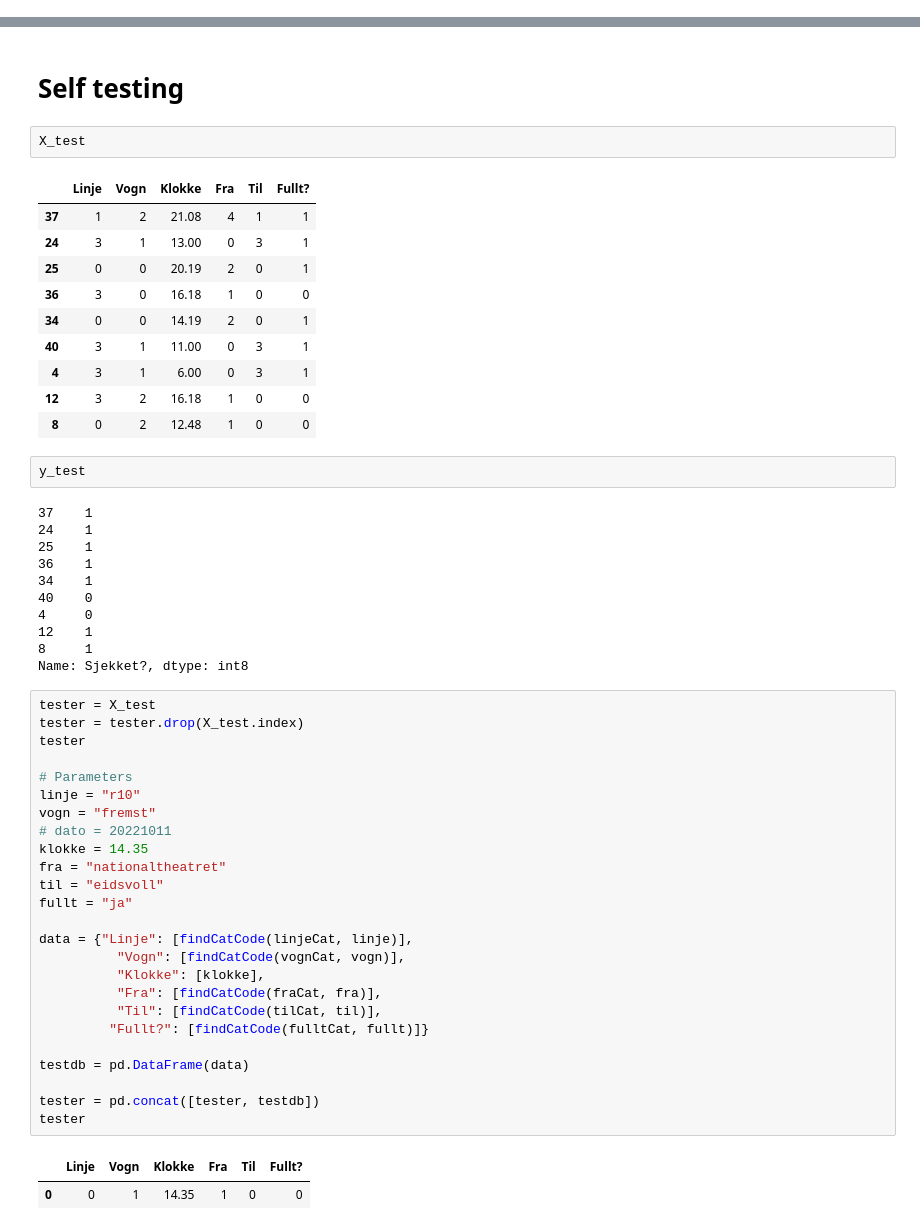
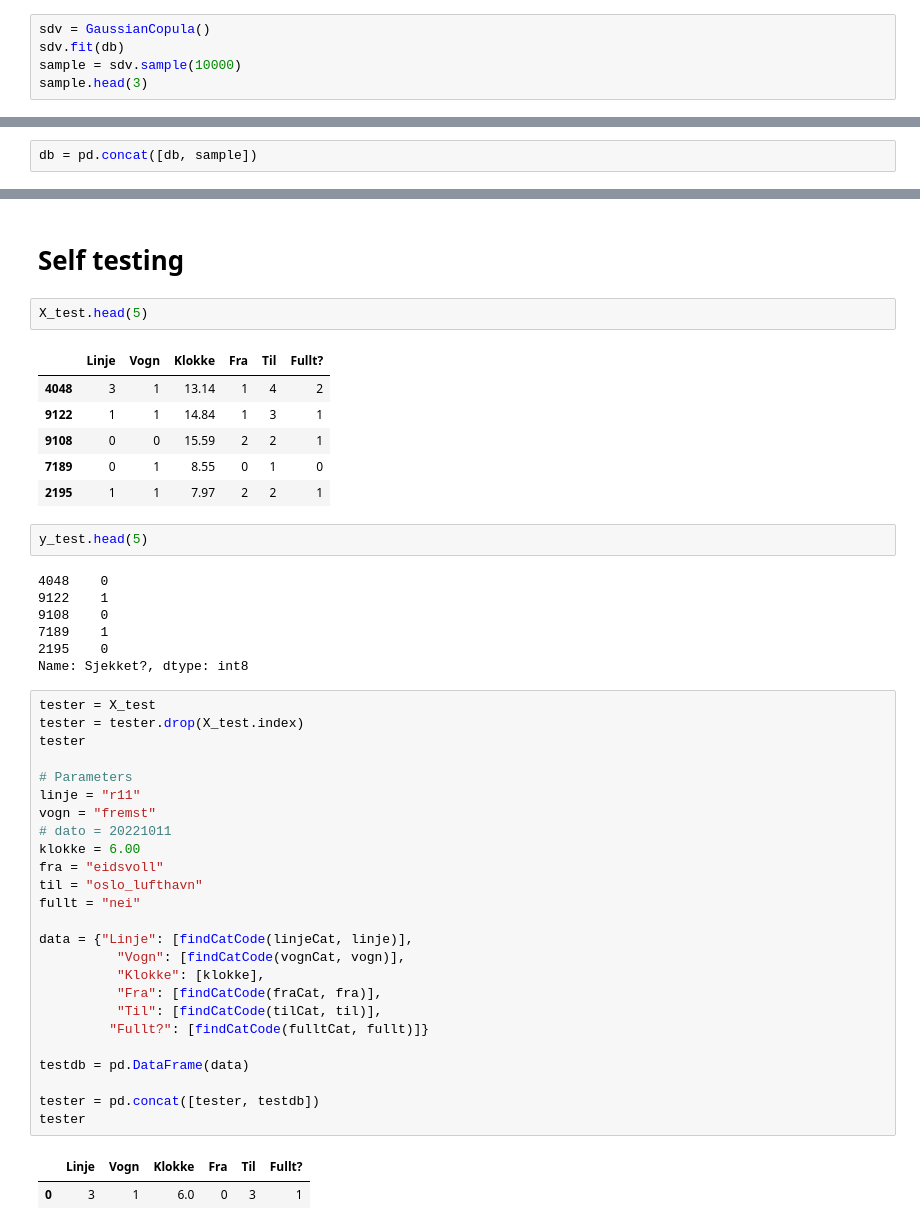
Before and after one commit to sigzug/Billettkontroll-AI, a Jupyter notebook: code.ipynb, the cells around one changed output, grey strips where cells are left out. Saved outputs shown, nothing was run; the diff lists cells and outputs as text.

```diff
--- a/code.ipynb
+++ b/code.ipynb
@@ -147,0 +151,5 @@ db.plot.box()
+# %%
+sdv = GaussianCopula()
+sdv.fit(db)
+sample = sdv.sample(10000)
+sample.head(3)
@@ -148,3 +161,5 @@ db.plot.box()
+# %%
+db = pd.concat([db, sample])
 # %% [markdown]
 ## Creating testing data
 # %%
@@ -305,30 +322,22 @@ Accuracy:  88.89
 # %% [markdown]
 # Self testing
 # %%
-X_test
+X_test.head(5)
 # %% [output]
 |  | Linje | Vogn | Klokke | Fra | Til | Fullt? |
-| 37 | 1 | 2 | 21.08 | 4 | 1 | 1 |
-| 24 | 3 | 1 | 13.00 | 0 | 3 | 1 |
-| 25 | 0 | 0 | 20.19 | 2 | 0 | 1 |
-| 36 | 3 | 0 | 16.18 | 1 | 0 | 0 |
-| 34 | 0 | 0 | 14.19 | 2 | 0 | 1 |
-| 40 | 3 | 1 | 11.00 | 0 | 3 | 1 |
-| 4 | 3 | 1 | 6.00 | 0 | 3 | 1 |
-| 12 | 3 | 2 | 16.18 | 1 | 0 | 0 |
-| 8 | 0 | 2 | 12.48 | 1 | 0 | 0 |
+| 4048 | 3 | 1 | 13.14 | 1 | 4 | 2 |
+| 9122 | 1 | 1 | 14.84 | 1 | 3 | 1 |
+| 9108 | 0 | 0 | 15.59 | 2 | 2 | 1 |
+| 7189 | 0 | 1 | 8.55 | 0 | 1 | 0 |
+| 2195 | 1 | 1 | 7.97 | 2 | 2 | 1 |
 # %%
-y_test
+y_test.head(5)
 # %% [output]
-37    1
-24    1
-25    1
-36    1
-34    1
-40    0
-4     0
-12    1
-8     1
+4048    0
+9122    1
+9108    0
+7189    1
+2195    0
 Name: Sjekket?, dtype: int8
 # %%
 tester = X_test
@@ -336,13 +345,13 @@ tester = tester.drop(X_test.index)
 tester
 
 # Parameters
-linje = "r10"
+linje = "r11"
 vogn = "fremst"
 # dato = 20221011
-klokke = 14.35
-fra = "nationaltheatret"
-til = "eidsvoll"
-fullt = "ja"
+klokke = 6.00
+fra = "eidsvoll"
+til = "oslo_lufthavn"
+fullt = "nei"
 
 data = {"Linje": [findCatCode(linjeCat, linje)],
           "Vogn": [findCatCode(vognCat, vogn)],
@@ -357,7 +366,7 @@ tester = pd.concat([tester, testdb])
 tester
 # %% [output]
 |  | Linje | Vogn | Klokke | Fra | Til | Fullt? |
-| 0 | 0 | 1 | 14.35 | 1 | 0 | 0 |
+| 0 | 3 | 1 | 6.0 | 0 | 3 | 1 |
 # %%
 # Finds what the number means
 ja = findCatCode(sjekketCat, 'ja')
```
Also changed, not shown: parts of 17 cells of this notebook.
